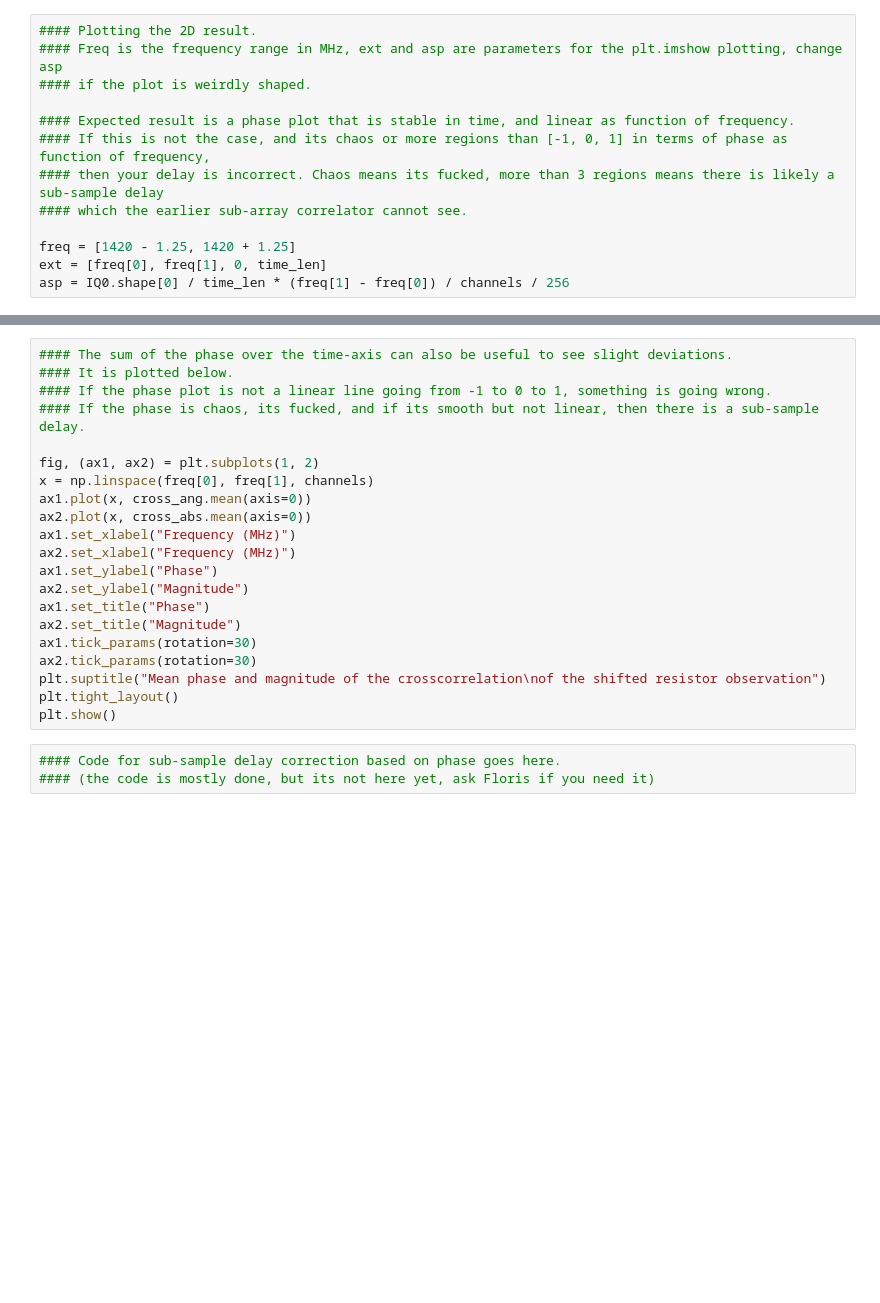
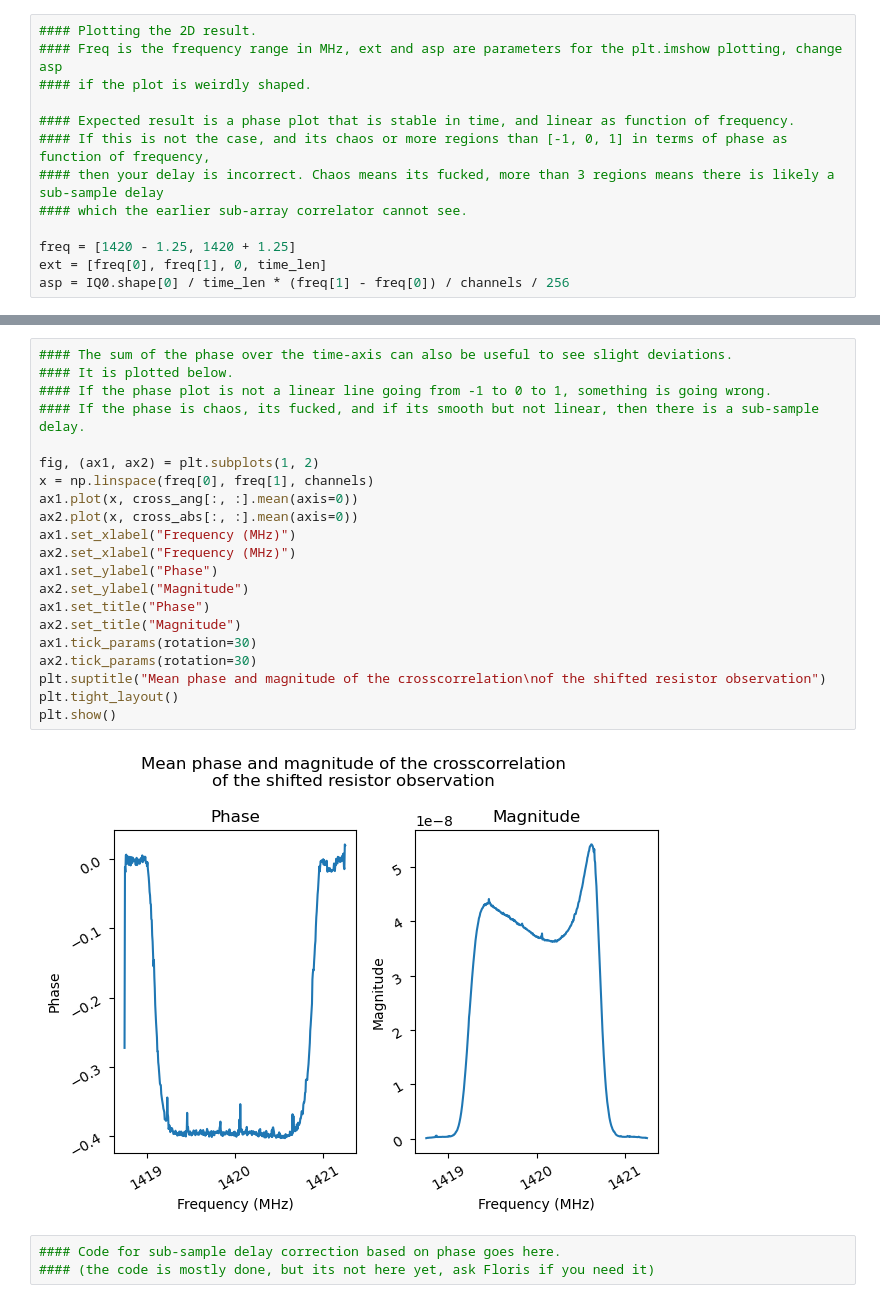
Before and after one commit to Bliodine/RA_Interferometer, a Jupyter notebook: Data acquisition/Data_delay_finder.ipynb, the cells around one changed output, grey strips where cells are left out. Drawn from its saved outputs; the diff is of its cells as text; blank space fills up the shorter version.

```diff
--- a/Data acquisition/Data_delay_finder.ipynb
+++ b/Data acquisition/Data_delay_finder.ipynb
@@ -165,24 +209,26 @@ plt.show()
 # %%
 #### The sum of the phase over the time-axis can also be useful to see slight deviations.
 #### It is plotted below.
 #### If the phase plot is not a linear line going from -1 to 0 to 1, something is going wrong.
 #### If the phase is chaos, its fucked, and if its smooth but not linear, then there is a sub-sample delay.
 
 fig, (ax1, ax2) = plt.subplots(1, 2)
 x = np.linspace(freq[0], freq[1], channels)
-ax1.plot(x, cross_ang.mean(axis=0))
-ax2.plot(x, cross_abs.mean(axis=0))
+ax1.plot(x, cross_ang[:, :].mean(axis=0))
+ax2.plot(x, cross_abs[:, :].mean(axis=0))
 ax1.set_xlabel("Frequency (MHz)")
 ax2.set_xlabel("Frequency (MHz)")
 ax1.set_ylabel("Phase")
 ax2.set_ylabel("Magnitude")
 ax1.set_title("Phase")
 ax2.set_title("Magnitude")
 ax1.tick_params(rotation=30)
 ax2.tick_params(rotation=30)
 plt.suptitle("Mean phase and magnitude of the crosscorrelation\nof the shifted resistor observation")
 plt.tight_layout()
 plt.show()
+# %% [output]
+[figure, added]
 # %%
 #### Code for sub-sample delay correction based on phase goes here.
 #### (the code is mostly done, but its not here yet, ask Floris if you need it)
```
Also changed, not shown: parts of 14 cells of this notebook, 3 other files.
